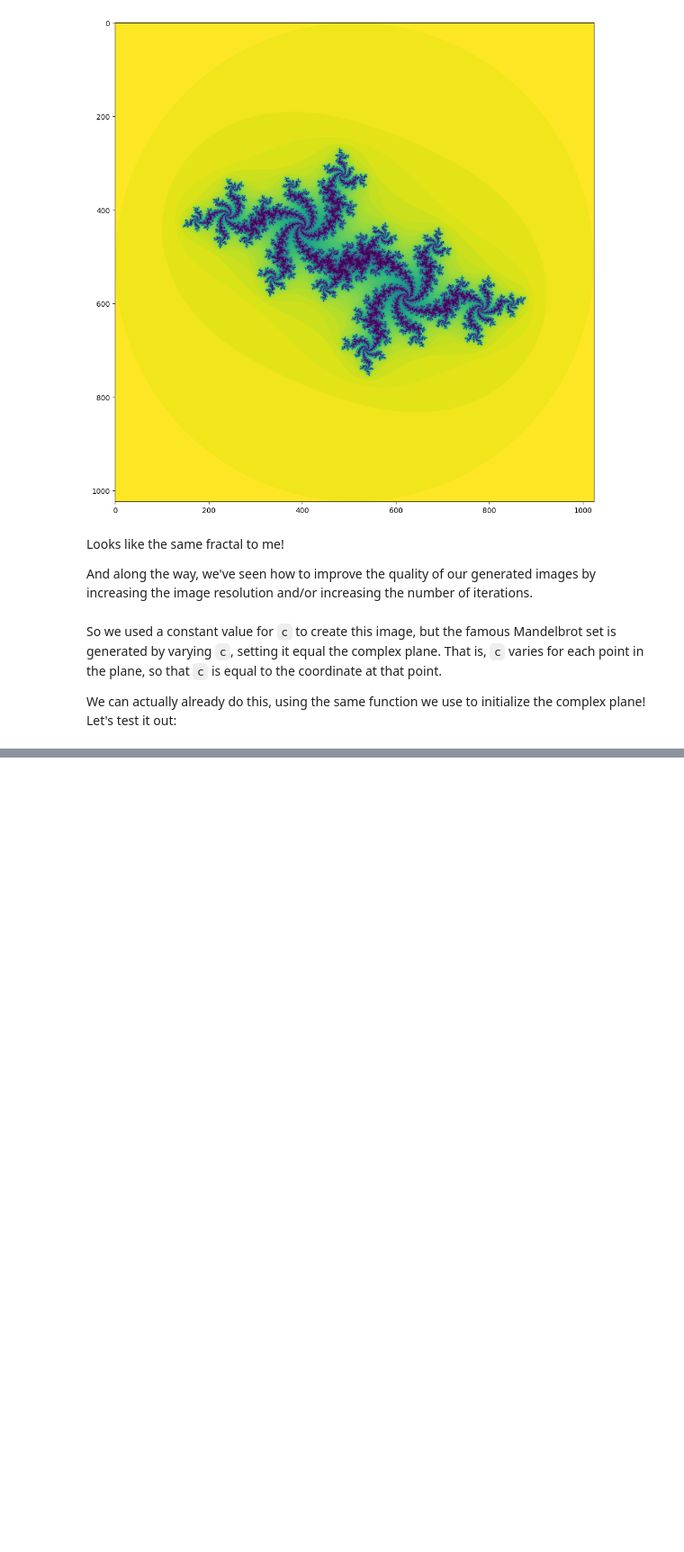
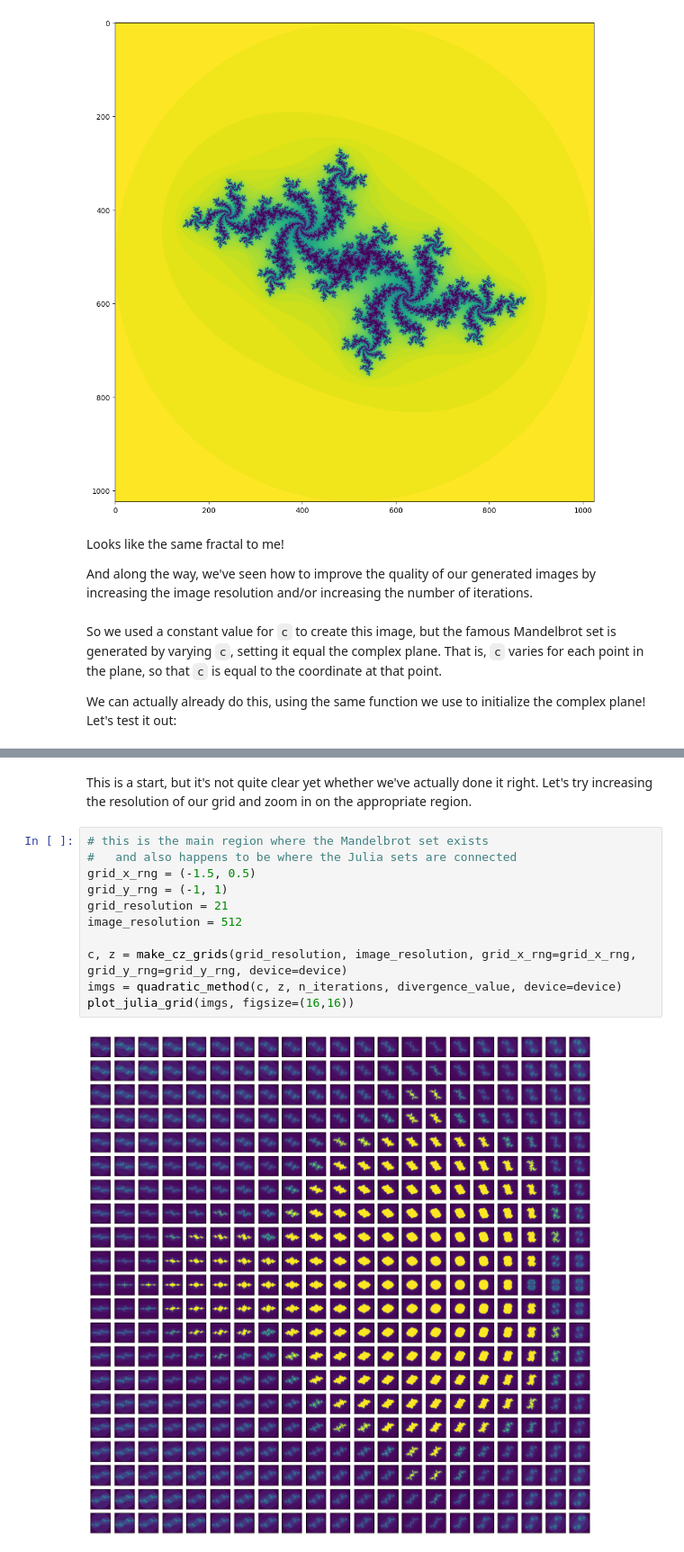
Before and after one commit to wall-e785/Week2-Randomness-and-Chaos, a Jupyter notebook: julia_fractals.ipynb, the cells around one changed output, grey strips where cells are left out. Shown at 90% size. Saved outputs shown, nothing was run; the diff lists cells and outputs as text; blank space fills up the shorter version.

```diff
--- a/julia_fractals.ipynb
+++ b/julia_fractals.ipynb
@@ -209,0 +351,15 @@ plot_julia(img, sz=6)
+# %% [markdown]
+This is a start, but it's not quite clear yet whether we've actually done it right. Let's try increasing the resolution of our grid and zoom in on the appropriate region.
+# %%
+# this is the main region where the Mandelbrot set exists
+#   and also happens to be where the Julia sets are connected
+grid_x_rng = (-1.5, 0.5)
+grid_y_rng = (-1, 1)
+grid_resolution = 21
+image_resolution = 512
+
+c, z = make_cz_grids(grid_resolution, image_resolution, grid_x_rng=grid_x_rng, grid_y_rng=grid_y_rng, device=device)
+imgs = quadratic_method(c, z, n_iterations, divergence_value, device=device)
+plot_julia_grid(imgs, figsize=(16,16))
+# %% [output]
+[figure, added]
```
Also changed, not shown: parts of 50 cells of this notebook, 1 other file.
